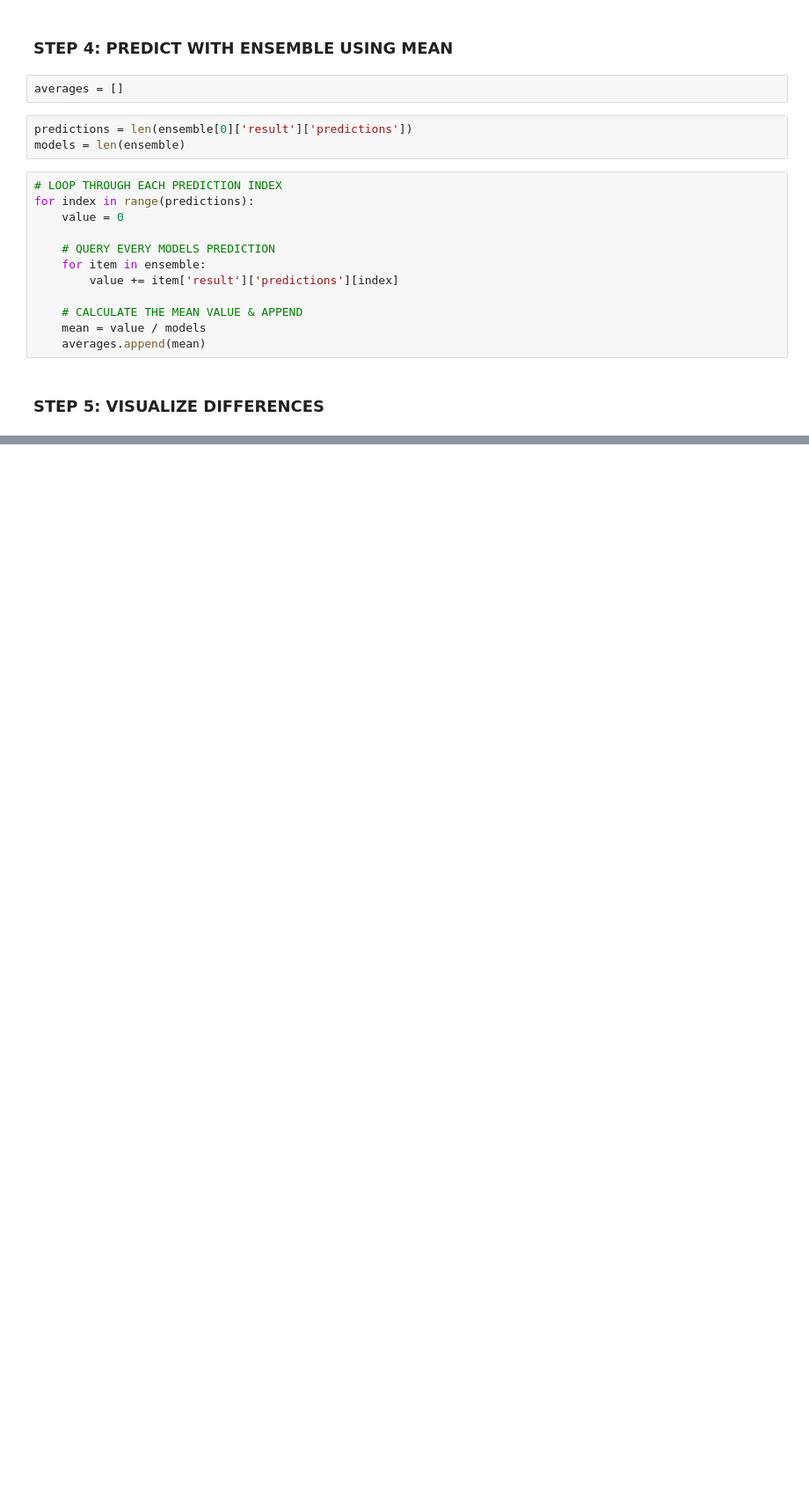
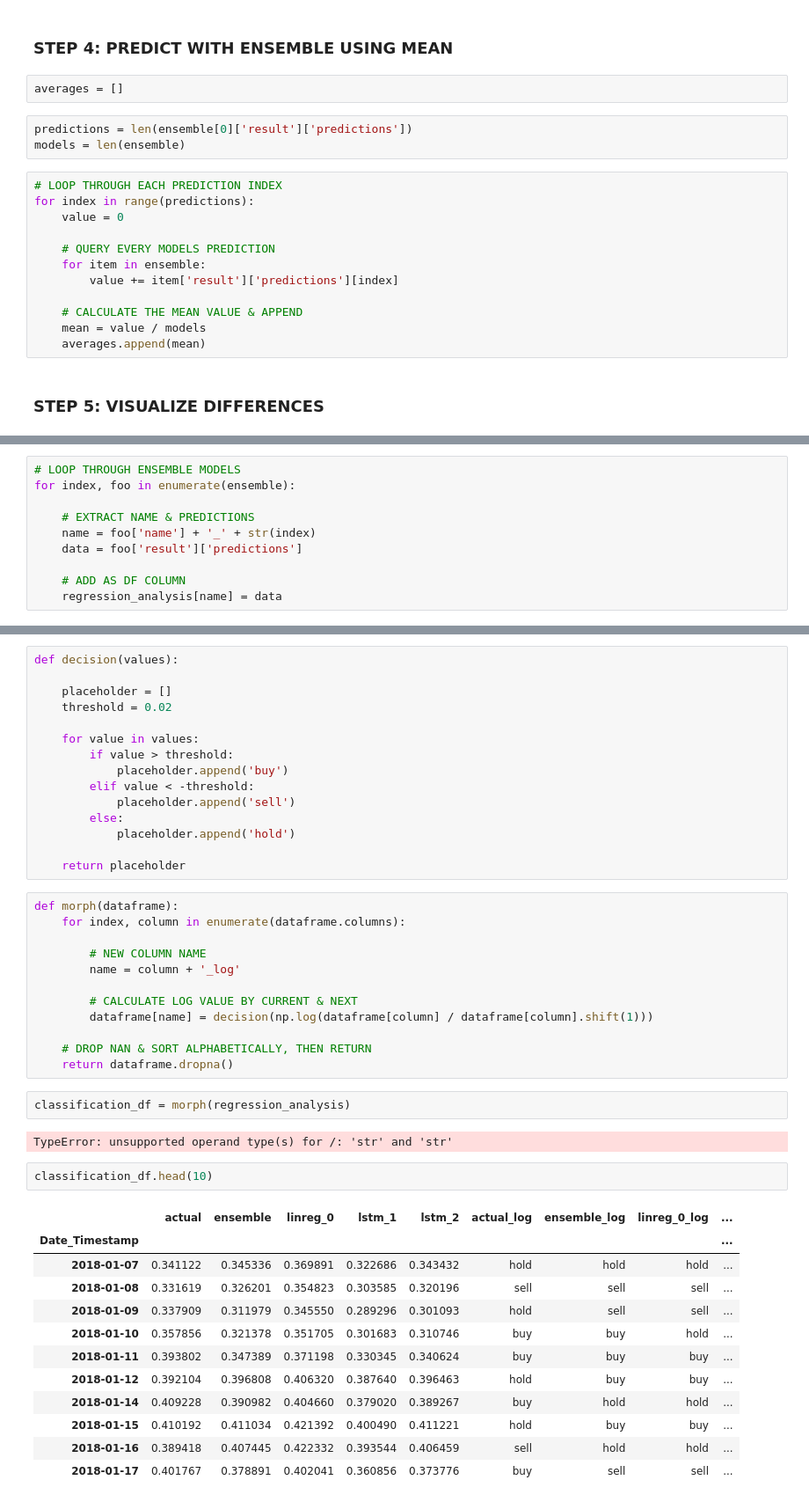
Before and after one commit to DSSaV/pipeline, a Jupyter notebook: manager.ipynb, the cells around one changed output, grey strips where cells are left out. Shown at 88% size. Drawn from its saved outputs; the diff is of its cells as text; blank space fills up the shorter version.

```diff
--- a/manager.ipynb
+++ b/manager.ipynb
@@ -176,0 +136,10 @@ storage.save_ensemble({
+# %%
+# LOOP THROUGH ENSEMBLE MODELS
+for index, foo in enumerate(ensemble):
+
+    # EXTRACT NAME & PREDICTIONS
+    name = foo['name'] + '_' + str(index)
+    data = foo['result']['predictions']
+
+    # ADD AS DF COLUMN
+    regression_analysis[name] = data
@@ -176,0 +163,46 @@ storage.save_ensemble({
+# %%
+def decision(values):
+
+    placeholder = []
+    threshold = 0.02
+
+    for value in values:
+        if value > threshold:
+            placeholder.append('buy')
+        elif value < -threshold:
+            placeholder.append('sell')
+        else:
+            placeholder.append('hold')
+
+    return placeholder
+# %%
+def morph(dataframe):
+    for index, column in enumerate(dataframe.columns):
+
+        # NEW COLUMN NAME
+        name = column + '_log'
+
+        # CALCULATE LOG VALUE BY CURRENT & NEXT
+        dataframe[name] = decision(np.log(dataframe[column] / dataframe[column].shift(1)))
+
+    # DROP NAN & SORT ALPHABETICALLY, THEN RETURN
+    return dataframe.dropna()
+# %%
+classification_df = morph(regression_analysis)
+# %% [output]
+TypeError: unsupported operand type(s) for /: 'str' and 'str'
+# %%
+classification_df.head(10)
+# %% [output]
+|  | actual | ensemble | linreg_0 | lstm_1 | lstm_2 | actual_log | ensemble_log | linreg_0_log | ... |
+| Date_Timestamp |  |  |  |  |  |  |  |  | ... |
+| 2018-01-07 | 0.341122 | 0.345336 | 0.369891 | 0.322686 | 0.343432 | hold | hold | hold | ... |
+| 2018-01-08 | 0.331619 | 0.326201 | 0.354823 | 0.303585 | 0.320196 | sell | sell | sell | ... |
+| 2018-01-09 | 0.337909 | 0.311979 | 0.345550 | 0.289296 | 0.301093 | hold | sell | sell | ... |
+| 2018-01-10 | 0.357856 | 0.321378 | 0.351705 | 0.301683 | 0.310746 | buy | buy | hold | ... |
+| 2018-01-11 | 0.393802 | 0.347389 | 0.371198 | 0.330345 | 0.340624 | buy | buy | buy | ... |
+| 2018-01-12 | 0.392104 | 0.396808 | 0.406320 | 0.387640 | 0.396463 | hold | buy | buy | ... |
+| 2018-01-14 | 0.409228 | 0.390982 | 0.404660 | 0.379020 | 0.389267 | buy | hold | hold | ... |
+| 2018-01-15 | 0.410192 | 0.411034 | 0.421392 | 0.400490 | 0.411221 | hold | buy | buy | ... |
+| 2018-01-16 | 0.389418 | 0.407445 | 0.422332 | 0.393544 | 0.406459 | sell | hold | hold | ... |
+| 2018-01-17 | 0.401767 | 0.378891 | 0.402041 | 0.360856 | 0.373776 | buy | sell | sell | ... |
```
Also changed, not shown: parts of 49 cells of this notebook, 20 other files.
